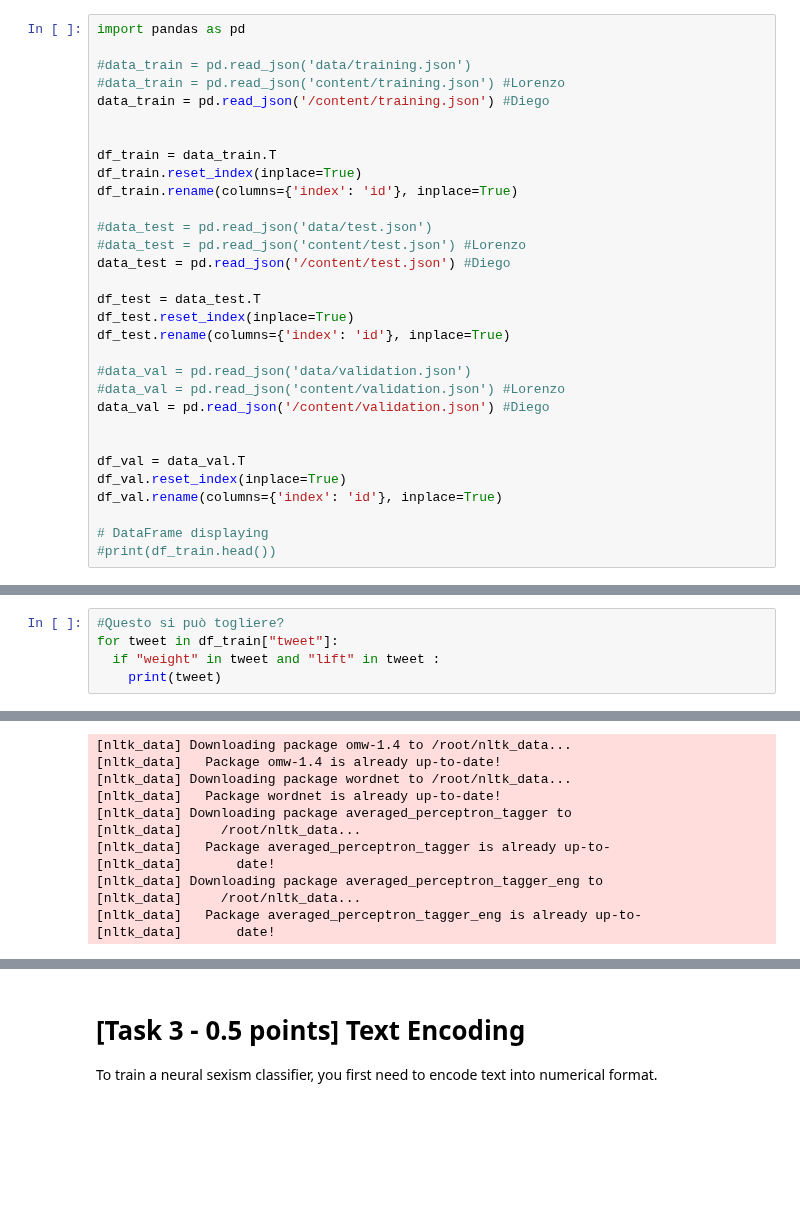
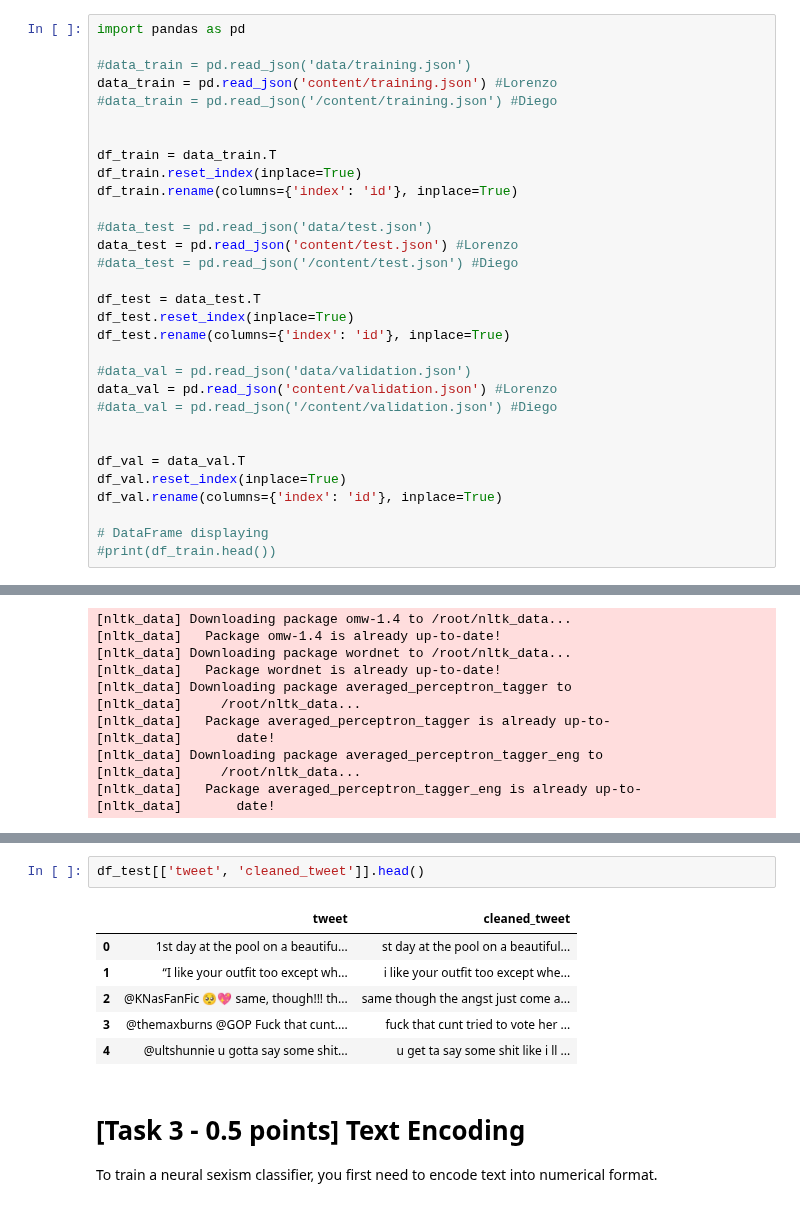
Before and after one commit to leonardoman9/NLPProject, a Jupyter notebook: Assignment 1/Assignment1_2425.ipynb, the cells around one changed output, grey strips where cells are left out. Drawn from its saved outputs; the diff is of its cells as text; blank space fills up the shorter version.

```diff
--- a/Assignment 1/Assignment1_2425.ipynb
+++ b/Assignment 1/Assignment1_2425.ipynb
@@ -84,8 +101,8 @@ The three sets are slightly unbalanced, with a bias toward the `Non-sexist` clas
 import pandas as pd
 
 #data_train = pd.read_json('data/training.json')
-#data_train = pd.read_json('content/training.json') #Lorenzo
-data_train = pd.read_json('/content/training.json') #Diego
+data_train = pd.read_json('content/training.json') #Lorenzo
+#data_train = pd.read_json('/content/training.json') #Diego
 
 
 df_train = data_train.T
@@ -93,16 +110,16 @@ df_train.reset_index(inplace=True)
 df_train.rename(columns={'index': 'id'}, inplace=True)
 
 #data_test = pd.read_json('data/test.json')
-#data_test = pd.read_json('content/test.json') #Lorenzo
-data_test = pd.read_json('/content/test.json') #Diego
+data_test = pd.read_json('content/test.json') #Lorenzo
+#data_test = pd.read_json('/content/test.json') #Diego
 
 df_test = data_test.T
 df_test.reset_index(inplace=True)
 df_test.rename(columns={'index': 'id'}, inplace=True)
 
 #data_val = pd.read_json('data/validation.json')
-#data_val = pd.read_json('content/validation.json') #Lorenzo
-data_val = pd.read_json('/content/validation.json') #Diego
+data_val = pd.read_json('content/validation.json') #Lorenzo
+#data_val = pd.read_json('/content/validation.json') #Diego
 
 
 df_val = data_val.T
@@ -163,7 +170,2 @@ df_train['hard_label_task1'] = df_train['hard_label_task1'].replace({'YES': 1, '
 df_test['hard_label_task1'] = df_test['hard_label_task1'].replace({'YES': 1, 'NO': 0})
 df_val['hard_label_task1'] = df_val['hard_label_task1'].replace({'YES': 1, 'NO': 0})
-# %%
-#Questo si può togliere?
-for tweet in df_train["tweet"]:
-  if "weight" in tweet and "lift" in tweet :
-    print(tweet)
@@ -333,3 +315,12 @@ print(df_train[['tweet', 'cleaned_tweet']].head())
+# %%
+df_test[['tweet', 'cleaned_tweet']].head()
+# %% [output]
+|  | tweet | cleaned_tweet |
+| 0 | 1st day at the pool on a beautifu... | st day at the pool on a beautiful... |
+| 1 | “I like your outfit too except wh... | i like your outfit too except whe... |
+| 2 | @KNasFanFic 🥺💖 same, though!!! th... | same though the angst just come a... |
+| 3 | @themaxburns @GOP Fuck that cunt.... | fuck that cunt tried to vote her ... |
+| 4 | @ultshunnie u gotta say some shit... | u get ta say some shit like i ll ... |
 # %% [markdown]
 # [Task 3 - 0.5 points] Text Encoding
 To train a neural sexism classifier, you first need to encode text into numerical format.
```
Also changed, not shown: parts of 11 cells of this notebook.
